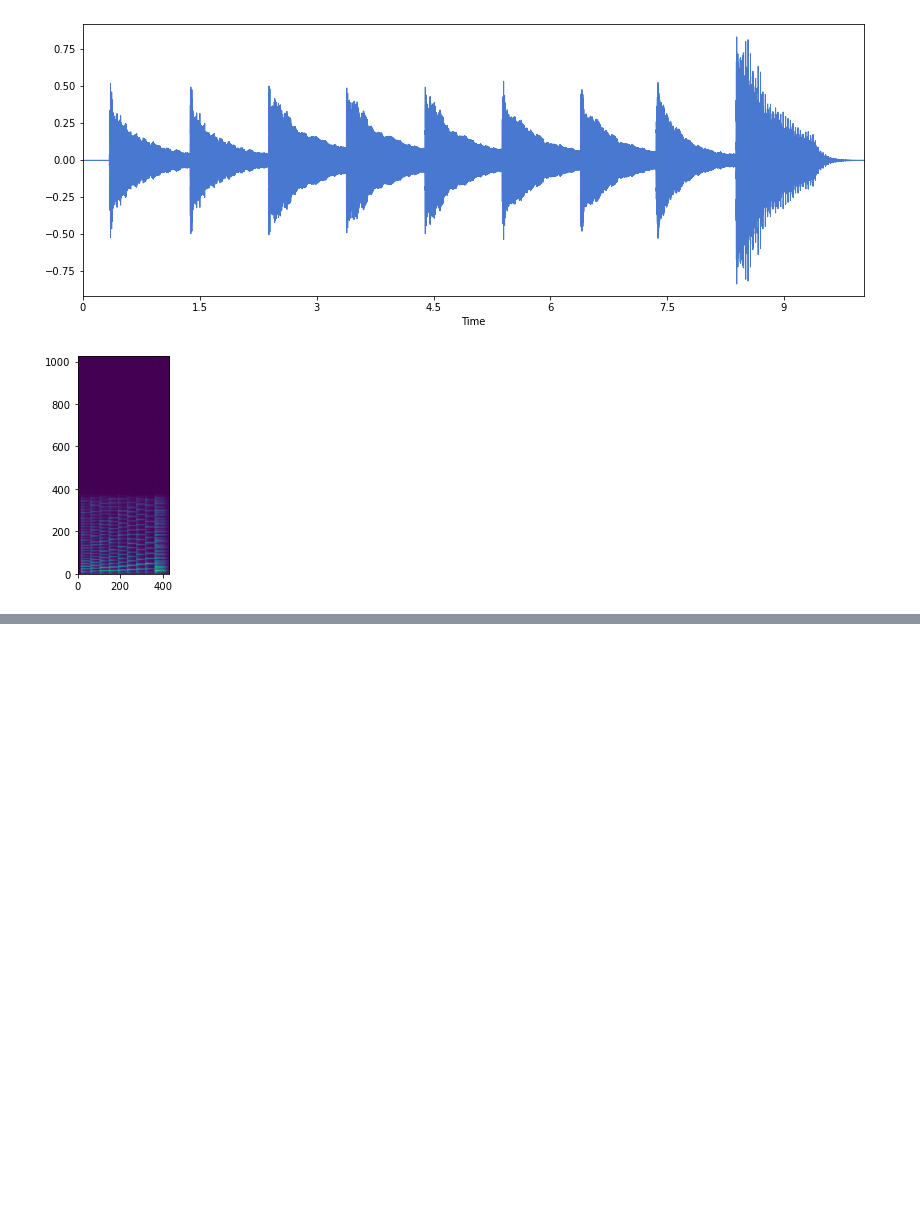
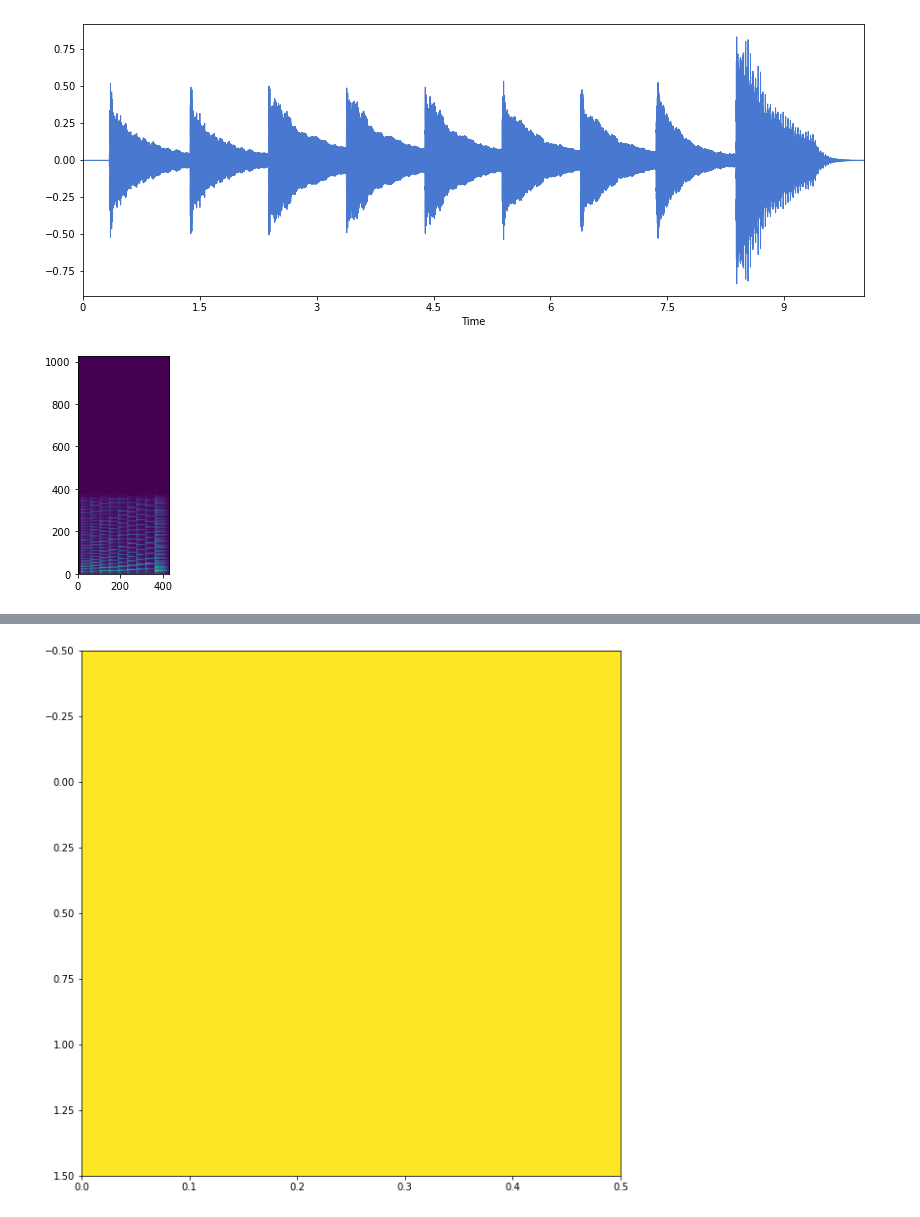
Before and after one commit to piptouque/atiam_tp_signal, a Jupyter notebook: tp_nmf/source/NMF_TP.ipynb, the cells around one changed output, grey strips where cells are left out. Saved outputs shown, nothing was run; the diff lists cells and outputs as text; code cells hidden in the pictures; blank space fills up the shorter version.

```diff
--- a/tp_nmf/source/NMF_TP.ipynb
+++ b/tp_nmf/source/NMF_TP.ipynb
@@ -53,10 +53,11 @@ $$
 
 ### 2. 1 Construction de l'exemple simple
 # %%
+import os
+import re
 import numpy as np
 import numpy.typing as npt
-from typing import Callable, Tuple
-import os
+rng = np.random.default_rng()
 import scipy.signal as sig
 
 # matplotlib for displaying the output
@@ -72,6 +73,8 @@ import IPython.display as ipd
 import librosa
 # # And the display module for visualization
 import librosa.display
+
+from typing import Callable, Tuple, List, Dict
 # %%
 # Audio file
 data_path = '../data'
@@ -170,0 +150,73 @@ plt.plot(np.abs(w_r[0]), freqs)
+# %%
+def harmonic_spectrum_init(win: npt.NDArray[float], nu_ks: npt.NDArray[float], a_hs: List[npt.NDArray[float]], n_fft: int) -> npt.NDArray[np.complex128]:
+    m = win.shape[0]
+    nb_keys = nu_ks.shape[0]
+    w_r = np.empty((n_fft, nb_keys), dtype=np.complex128)
+    for k, a_ks, in enumerate(a_hs):
+        nu_k = nu_ks[k]
+        kk, tt = np.meshgrid(np.arange(a_ks.shape[0]), np.arange(m))
+        z_shifts = a_ks[kk] * np.exp(2j * np.pi * (1 + kk) * nu_k * tt)
+        # Modulate the window by a chosen complex exponential
+        # So that each harmonic is added at the appropriate frequency
+        # print(win_shifts.shape)
+        win_shifts = z_shifts * win[..., np.newaxis]
+        win_sum = np.sum(win_shifts, axis=-1)
+        w_r[:, k] = np.fft.fft(win_sum, n=n_fft)
+    return w_r
+
+def activation_init(h: npt.NDArray[float], bs: npt.NDArray[float], nb_frames: int, step: int, m: int) -> npt.NDArray[float]:
+    nb_keys = bs.shape[0]
+    nb_strokes = bs.shape[1]
+    l_stroke = h.shape[0]
+    t_max = l_stroke * nb_strokes
+    x_h_r = np.zeros((nb_keys, t_max))
+    for r in np.arange(nb_keys):
+        for s in np.arange(nb_strokes):
+            x_h_r[r, l_stroke*s:l_stroke*(s+1)] += bs[r, s] * h
+    #
+    h_r = np.zeros((nb_keys, nb_frames))
+    for r in np.arange(nb_keys):
+        for p in np.arange(nb_frames):
+            frame_start = step * p
+            frame_stop = frame_start + m
+            h_r[r, p] += np.sum(x_h_r[frame_start:frame_stop])
+    return h_r
+
+
+f_s = 8000  # Hz
+n_fft = 512
+
+nu_ks = np.power(2, np.array([-9, -5]) / 12) * 440 / f_s
+#nu_ks = nu_ks[:1]
+#print(nu_ks)
+alpha = 10
+h_maxs = np.floor(1 / (2*nu_ks))
+a_hs = [np.exp(-alpha * np.arange(h_max)/h_max) for h_max in h_maxs]
+#print(h_maxs*nu_ks)
+
+win_w = 80 / f_s
+m_w =  int(4 / win_w)
+win = sig.windows.hann(m_w, sym=False)
+#
+w_r = harmonic_spectrum_init(win, nu_ks, a_hs, n_fft)
+
+delta_t = 0.5 # s
+step = int(delta_t * f_s)
+m_h = int(4*step/3)
+tau = step / 3
+h = np.exp(- np.arange(delta_t * f_s) / tau)
+nb_frames = 1000
+bs = rng.integers(low=0, high=2, size=(nu_ks.shape[0], m_h)).astype(float)
+#
+h_r = activation_init(h, bs, nb_frames, step, m_h)
+
+freqs = np.fft.fftfreq(n_fft)
+
+plt.figure(figsize=(10, 10))
+plt.xlim(0., 0.5)
+# plt.plot(np.fft.fftshift(freqs), np.abs(np.fft.fftshift(w_r[:, 1])))
+# plt.imshow(np.abs(w_r), aspect='auto')
+# plt.imshow(np.abs(w_r @ h_r), aspect='auto')
+print(bs.shape)
+plt.imshow(bs[:, 10:20], aspect='auto')
+# %% [output]
@@ -170,0 +225 @@ plt.plot(np.abs(w_r[0]), freqs)
+[figure, added]
```
Also changed, not shown: parts of 13 cells of this notebook.
